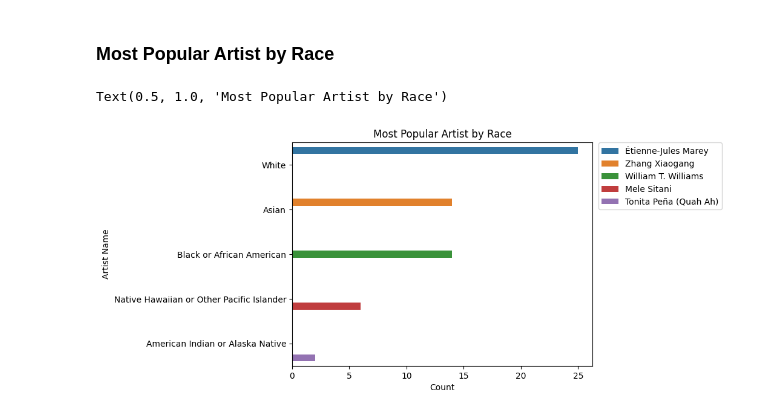
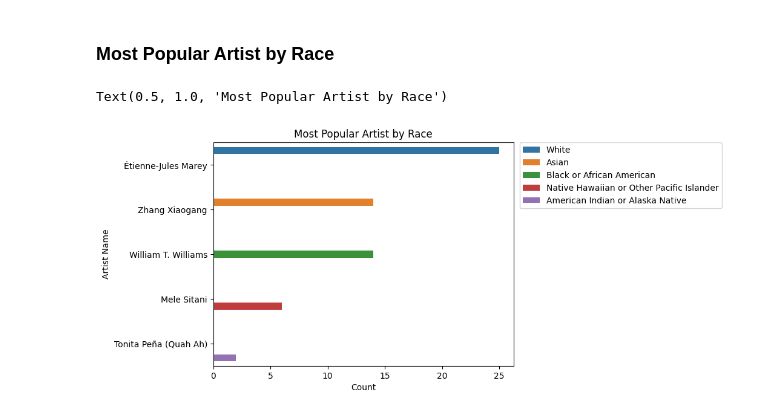
Before and after one commit to MattHondrakis/Python-Data-Science, a Jupyter notebook: Art History.ipynb, the cells around one changed output. Cells and saved outputs as stored; diff of their text form; code cells hidden in the pictures.

```diff
--- a/Art History.ipynb
+++ b/Art History.ipynb
@@ -37,11 +34,11 @@ plt.xticks(rotation = 60, ha = "right")
 countdf = artists.dropna().groupby(["artist_race","artist_name"])["artist_name"].count().reset_index(name = "count")
 max_countdf = countdf.groupby(["artist_race"]).agg("max").reset_index().sort_values("count", ascending=False)
 # %%
-sns.barplot(x = "count", y = "artist_race", data = max_countdf, hue = "artist_name")
+sns.barplot(x = "count", y = "artist_name", hue = "artist_race", data = max_countdf)
 plt.legend(bbox_to_anchor=(1.02, 1), loc='upper left', borderaxespad=0)
 plt.xlabel("Count")
 plt.ylabel("Artist Name")
 plt.title("Most Popular Artist by Race")
 # %% [output]
 Text(0.5, 1.0, 'Most Popular Artist by Race')
-[figure, old version]
+[figure, new version]
```
Also changed, not shown: parts of 5 cells of this notebook.
